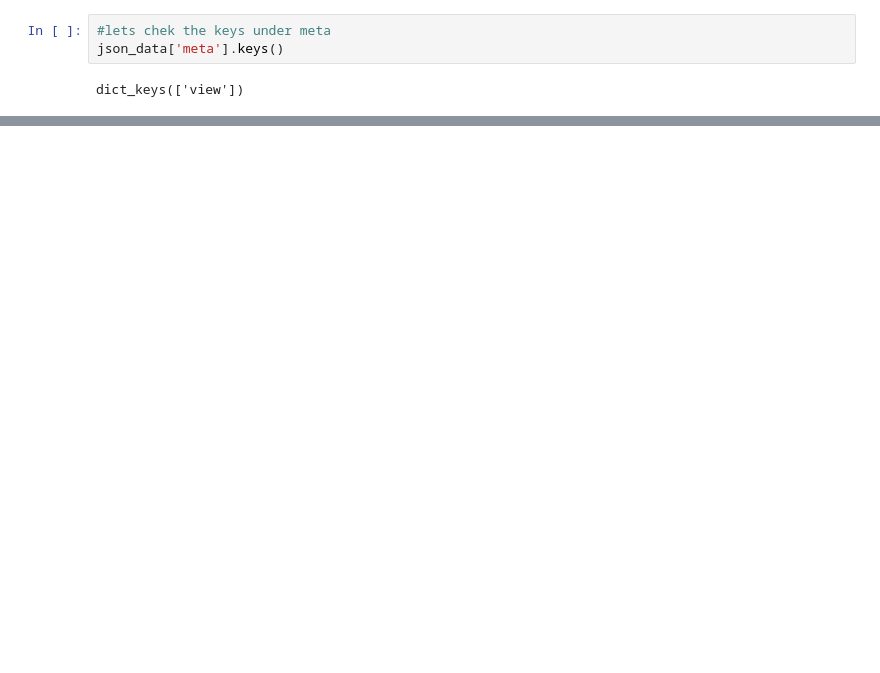
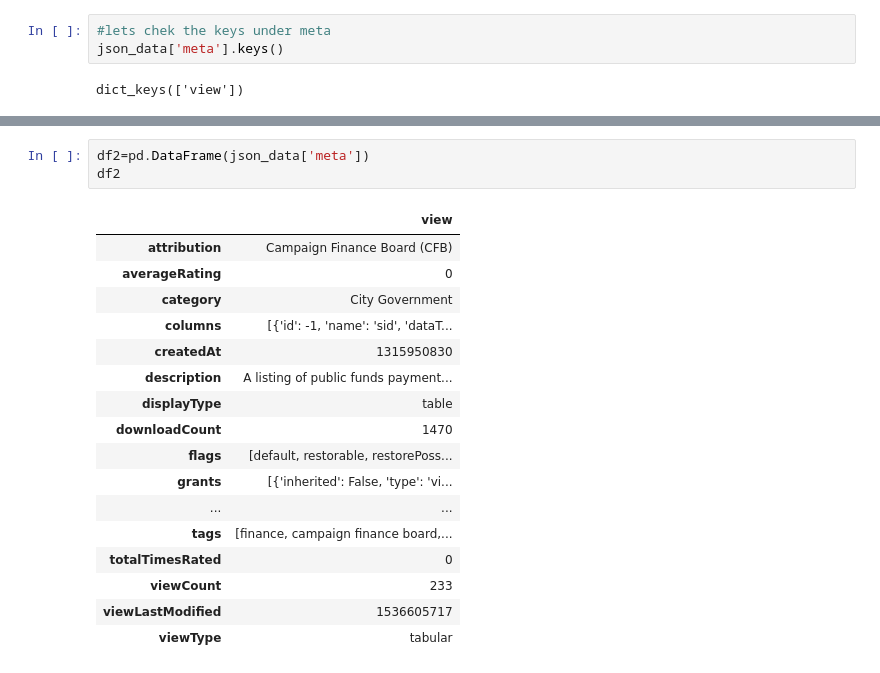
Before and after one commit to N-kioko/dsc-json-v2-1, a Jupyter notebook: json_prac.ipynb, the cells around one changed output, grey strips where cells are left out. Saved outputs shown, nothing was run; the diff lists cells and outputs as text; blank space fills up the shorter version.

```diff
--- a/json_prac.ipynb
+++ b/json_prac.ipynb
@@ -76,0 +125,21 @@ json_data['data'][0]
+# %%
+df2=pd.DataFrame(json_data['meta'])
+df2
+# %% [output]
+|  | view |
+| attribution | Campaign Finance Board (CFB) |
+| averageRating | 0 |
+| category | City Government |
+| columns | [{'id': -1, 'name': 'sid', 'dataT... |
+| createdAt | 1315950830 |
+| description | A listing of public funds payment... |
+| displayType | table |
+| downloadCount | 1470 |
+| flags | [default, restorable, restorePoss... |
+| grants | [{'inherited': False, 'type': 'vi... |
+| ... | ... |
+| tags | [finance, campaign finance board,... |
+| totalTimesRated | 0 |
+| viewCount | 233 |
+| viewLastModified | 1536605717 |
+| viewType | tabular |
```
Also changed, not shown: parts of 12 cells of this notebook, 1 other file.
